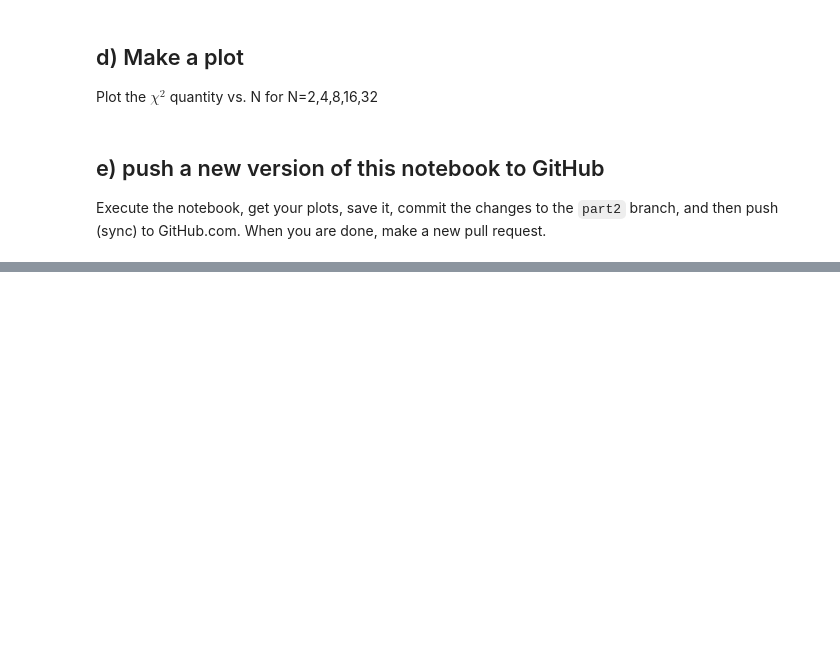
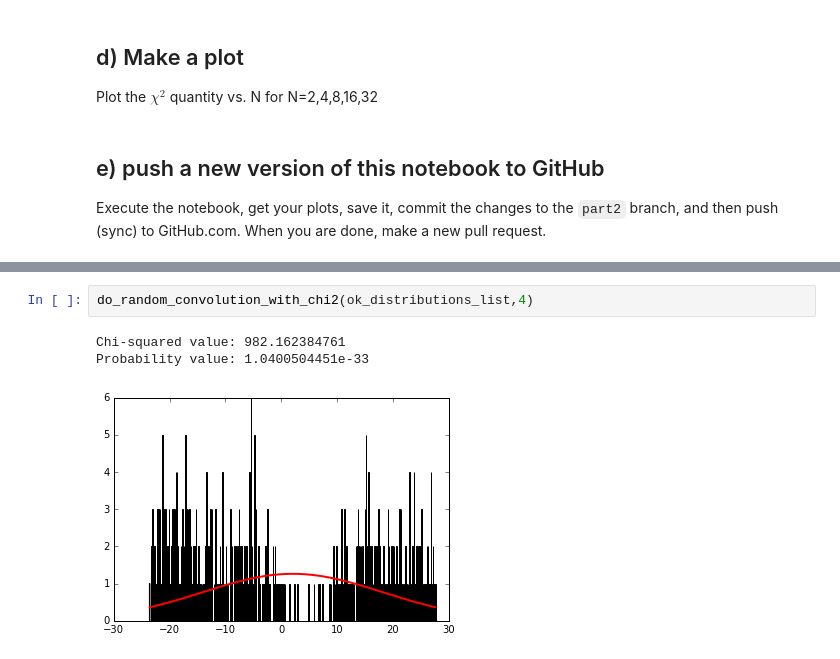
Before and after one commit to cranmer/intro-exp-phys-II, a Jupyter notebook: Central-Limit-Theorem.ipynb, the cells around one changed output, grey strips where cells are left out. Drawn from its saved outputs; the diff is of its cells as text; blank space fills up the shorter version.

```diff
--- a/Central-Limit-Theorem.ipynb
+++ b/Central-Limit-Theorem.ipynb
@@ -256,0 +381,6 @@ Execute the notebook, get your plots, save it, commit the changes to the `part2`
+# %%
+do_random_convolution_with_chi2(ok_distributions_list,4)
+# %% [output]
+Chi-squared value: 982.162384761
+Probability value: 1.0400504451e-33
+[figure, added]
```
Also changed, not shown: parts of 22 cells of this notebook.
